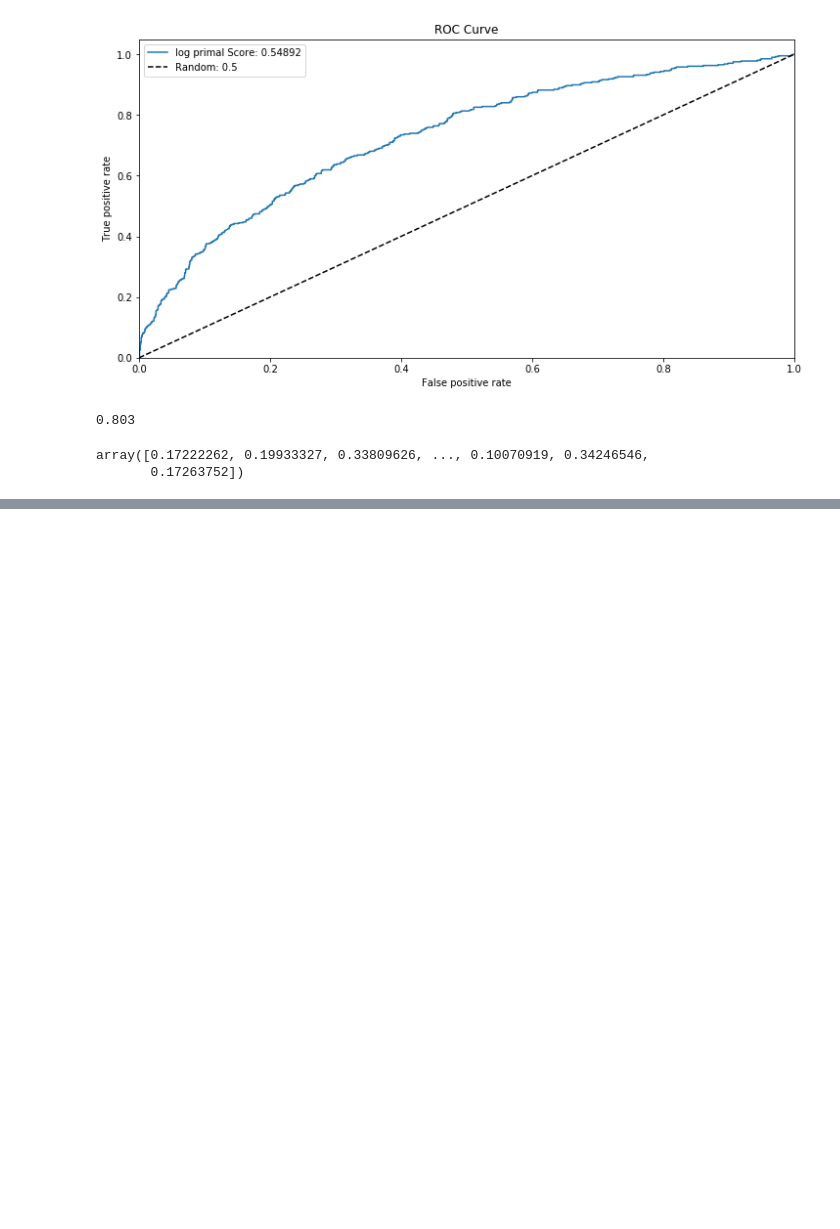
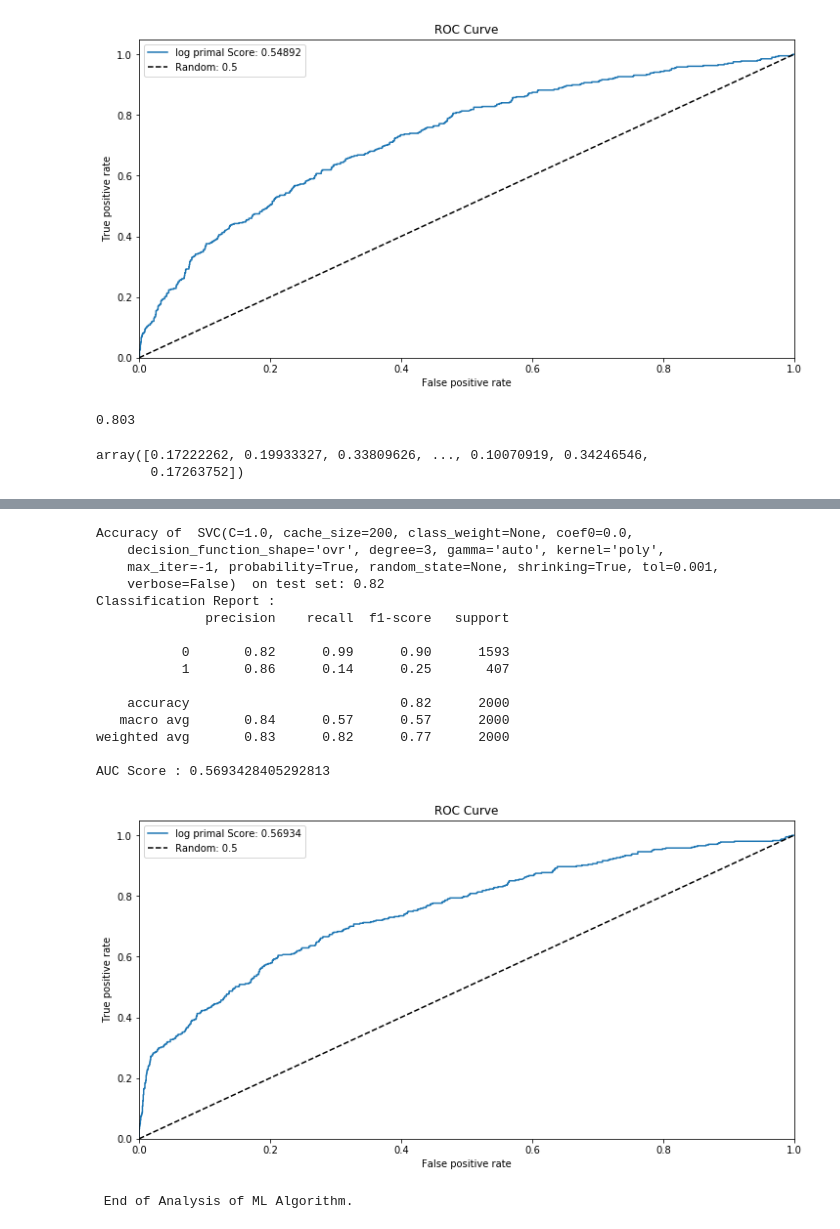
Before and after one commit to mohammedmisbahuddin/Bank_Churn_Prediction, a Jupyter notebook: Misbah_jupiter.ipynb, the cells around one changed output, grey strips where cells are left out. Saved outputs shown, nothing was run; the diff lists cells and outputs as text; code cells hidden in the pictures; blank space fills up the shorter version.

```diff
--- a/Misbah_jupiter.ipynb
+++ b/Misbah_jupiter.ipynb
@@ -329,3 +338,24 @@ weighted avg       0.77      0.80      0.75      2000
 AUC Score : 0.5489241167207269
 [figure]
  End of Analysis of ML Algorithm.
+# %%
+SVM_Model = SVC(kernel='poly',probability=True,gamma='auto')
+calculate_score(SVM_Model,df_X_train,df_y_train,df_X_test,df_y_test)
+# %% [output]
+Accuracy of  SVC(C=1.0, cache_size=200, class_weight=None, coef0=0.0,
+    decision_function_shape='ovr', degree=3, gamma='auto', kernel='poly',
+    max_iter=-1, probability=True, random_state=None, shrinking=True, tol=0.001,
+    verbose=False)  on test set: 0.82
+Classification Report :
+              precision    recall  f1-score   support
+
+           0       0.82      0.99      0.90      1593
+           1       0.86      0.14      0.25       407
+
+    accuracy                           0.82      2000
+   macro avg       0.84      0.57      0.57      2000
+weighted avg       0.83      0.82      0.77      2000
+
+AUC Score : 0.5693428405292813
+[figure, added]
+ End of Analysis of ML Algorithm.
```
Also changed, not shown: parts of 3 cells of this notebook.
